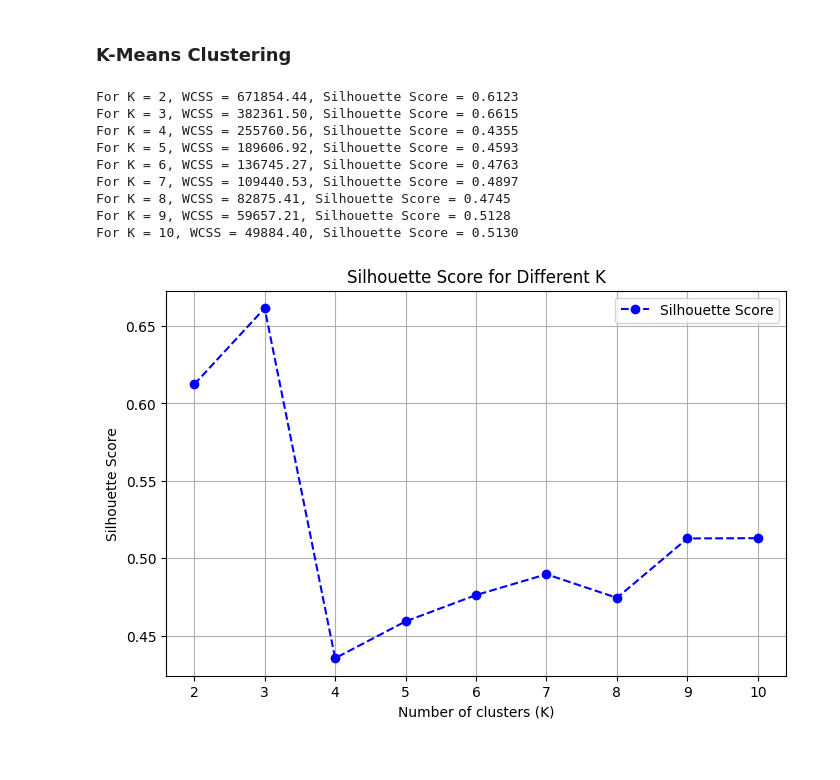
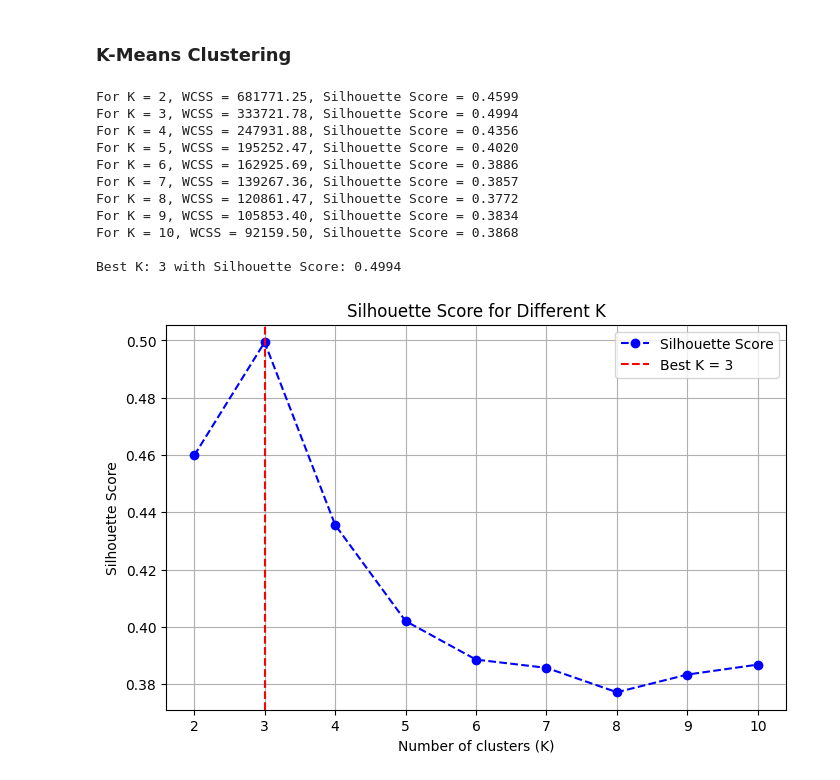
Before and after one commit to machiwao/CCADMACL_PROJECT_COM222, a Jupyter notebook: CCADMACL_Project_Implementation.ipynb, the cells around one changed output. Saved outputs shown, nothing was run; the diff lists cells and outputs as text; code cells hidden in the pictures.

```diff
--- a/CCADMACL_Project_Implementation.ipynb
+++ b/CCADMACL_Project_Implementation.ipynb
@@ -125,3 +130,12 @@ df['Savings'] = df['Total Income'] - df['Total Expenditure']
+# %%
+df['Food_to_TotalExp'] = df['Total Food Expenditure'] / df['Total Expenditure']
+df['Housing_to_TotalExp'] = df['Housing and water Expenditure'] / df['Total Expenditure']
+df['Transport_to_TotalExp'] = df['Transportation Expenditure'] / df['Total Expenditure']
+df['Medical_to_TotalExp'] = df['Medical Care Expenditure'] / df['Total Expenditure']
+df['NonEssential_to_TotalExp'] = df['Non-Essential Expenditure'] / df['Total Expenditure']
+# %%
+df['Savings_to_Income'] = df['Savings'] / df['Total Income']
+df['Savings_to_TotalExp'] = df['Savings'] / df['Total Expenditure']
 # %%
 # from sklearn.ensemble import IsolationForest
 
@@ -135,10 +149,9 @@ Q1 = df['Total Income'].quantile(0.25)
 Q3 = df['Total Income'].quantile(0.75)
 IQR = Q3 - Q1
 
-lower_bound = Q1 - 3.0 * IQR
-upper_bound = Q3 + 3.0 * IQR
+lower_bound = Q1 - 1.5 * IQR
+upper_bound = Q3 + 1.5 * IQR
 
-# Remove rows where 'Total Income' is an outlier
 df_iqr_filtered = df[(df['Total Income'] >= lower_bound) & (df['Total Income'] <= upper_bound)]
 
 print("Original shape:", df.shape)
@@ -156,10 +175,10 @@ After removing outliers (IQR): (40279, 65)
 # %%
-from sklearn.preprocessing import PowerTransformer
+# from sklearn.preprocessing import PowerTransformer
 
-scaler = StandardScaler()
-num_cols = df_iqr_filtered.select_dtypes(include=['number']).columns
-df_scaled = scaler.fit_transform(df_iqr_filtered[num_cols])
+# scaler = StandardScaler()
+# num_cols = df_iqr_filtered.select_dtypes(include=['number']).columns
+# df_scaled = scaler.fit_transform(df_iqr_filtered[num_cols])
 
-pt = PowerTransformer(method='yeo-johnson')
-df_transformed = pt.fit_transform(df_scaled)
-df_iqr_filtered[num_cols] = df_transformed
+# pt = PowerTransformer(method='yeo-johnson')
+# df_transformed = pt.fit_transform(df_scaled)
+# df_iqr_filtered[num_cols] = df_transformed
@@ -253,41 +263,52 @@ X_umap = umap_reducer.fit_transform(df_iqr_filtered)
 from sklearn.cluster import KMeans
 
 wcss = []
 silhouette_scores = []
 sse = {}
 
 k_values = range(2, 11)
+best_k = None
+best_silhouette = -1
 
 for k in k_values:
     kmeans = KMeans(n_clusters=k, init='k-means++', max_iter=300, n_init=10, random_state=42)
     labels = kmeans.fit_predict(X_umap)
 
     wcss.append(kmeans.inertia_)
     sse[k] = kmeans.inertia_
 
     score = silhouette_score(X_umap, labels, metric='euclidean')
     silhouette_scores.append(score)
 
     print(f"For K = {k}, WCSS = {sse[k]:.2f}, Silhouette Score = {score:.4f}")
 
+    if score > best_silhouette:
+        best_silhouette = score
+        best_k = k
+
+print(f"\nBest K: {best_k} with Silhouette Score: {best_silhouette:.4f}")
+
 plt.figure(figsize=(8, 5))
 plt.plot(k_values, silhouette_scores, marker='o', linestyle='--', color='b', label="Silhouette Score")
+plt.axvline(best_k, linestyle="dashed", color="red", label=f"Best K = {best_k}")
 plt.title('Silhouette Score for Different K')
 plt.xlabel('Number of clusters (K)')
 plt.ylabel('Silhouette Score')
 plt.xticks(k_values)
 plt.grid(True)
 plt.legend()
 plt.show()
 # %% [output]
-For K = 2, WCSS = 671854.44, Silhouette Score = 0.6123
-For K = 3, WCSS = 382361.50, Silhouette Score = 0.6615
-For K = 4, WCSS = 255760.56, Silhouette Score = 0.4355
-For K = 5, WCSS = 189606.92, Silhouette Score = 0.4593
-For K = 6, WCSS = 136745.27, Silhouette Score = 0.4763
-For K = 7, WCSS = 109440.53, Silhouette Score = 0.4897
-For K = 8, WCSS = 82875.41, Silhouette Score = 0.4745
-For K = 9, WCSS = 59657.21, Silhouette Score = 0.5128
-For K = 10, WCSS = 49884.40, Silhouette Score = 0.5130
+For K = 2, WCSS = 681771.25, Silhouette Score = 0.4599
+For K = 3, WCSS = 333721.78, Silhouette Score = 0.4994
+For K = 4, WCSS = 247931.88, Silhouette Score = 0.4356
+For K = 5, WCSS = 195252.47, Silhouette Score = 0.4020
+For K = 6, WCSS = 162925.69, Silhouette Score = 0.3886
+For K = 7, WCSS = 139267.36, Silhouette Score = 0.3857
+For K = 8, WCSS = 120861.47, Silhouette Score = 0.3772
+For K = 9, WCSS = 105853.40, Silhouette Score = 0.3834
+For K = 10, WCSS = 92159.50, Silhouette Score = 0.3868
+
+Best K: 3 with Silhouette Score: 0.4994
-[figure, old version]
+[figure, new version]
 # %%
```
Also changed, not shown: parts of 24 cells of this notebook.
